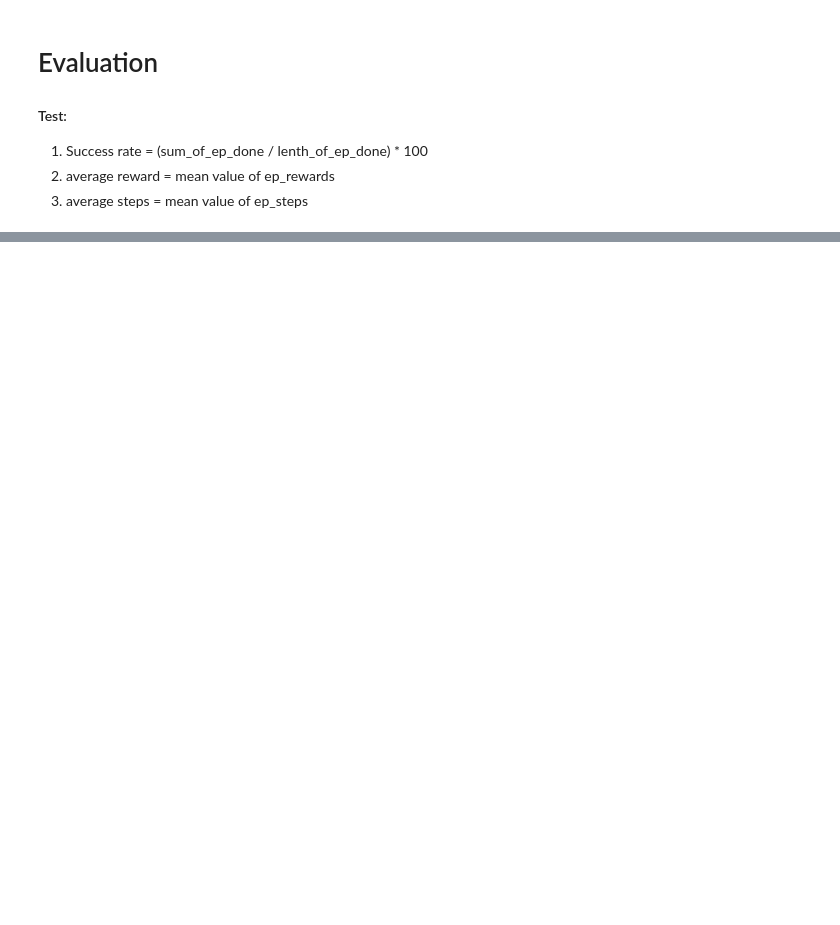
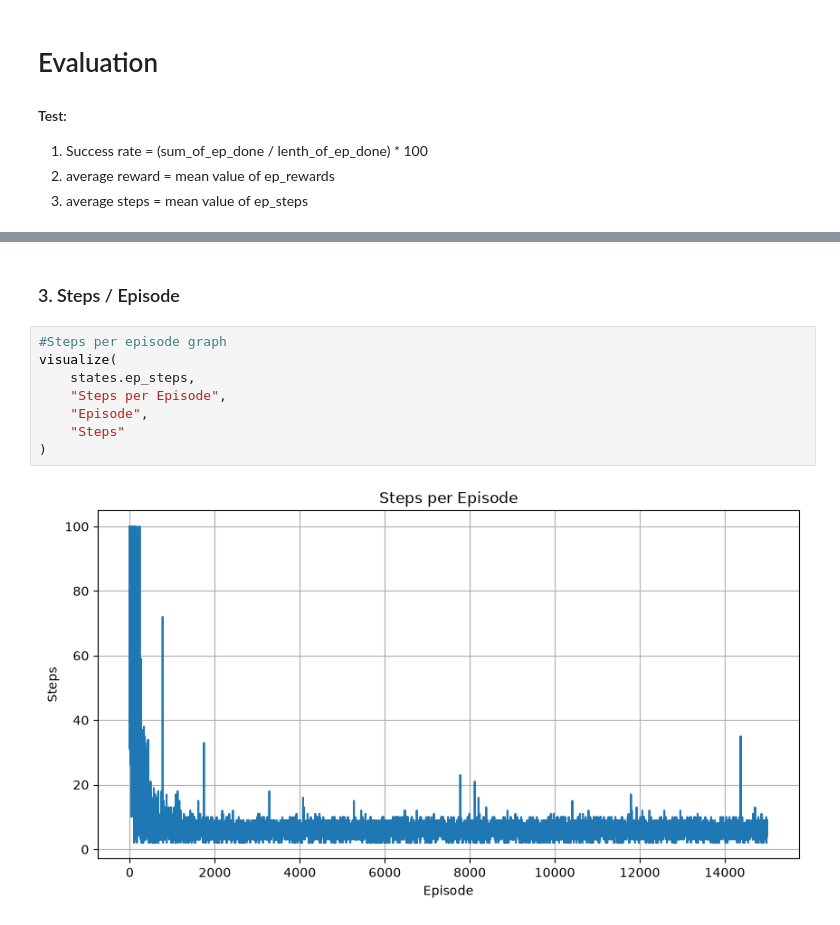
Before and after one commit to sajib1619/Tabular-Q-Learning, a Jupyter notebook: Q-Learning_Single_Agent.ipynb, the cells around one changed output, grey strips where cells are left out. Saved outputs shown, nothing was run; the diff lists cells and outputs as text; blank space fills up the shorter version.

```diff
--- a/Q-Learning_Single_Agent.ipynb
+++ b/Q-Learning_Single_Agent.ipynb
@@ -535,0 +589,12 @@ Average Steps : 6.73
+# %% [markdown]
+### 3. Steps / Episode
+# %%
+#Steps per episode graph
+visualize(
+    states.ep_steps,
+    "Steps per Episode",
+    "Episode",
+    "Steps"
+)
+# %% [output]
+[figure, added]
```
Also changed, not shown: parts of 11 cells of this notebook.
